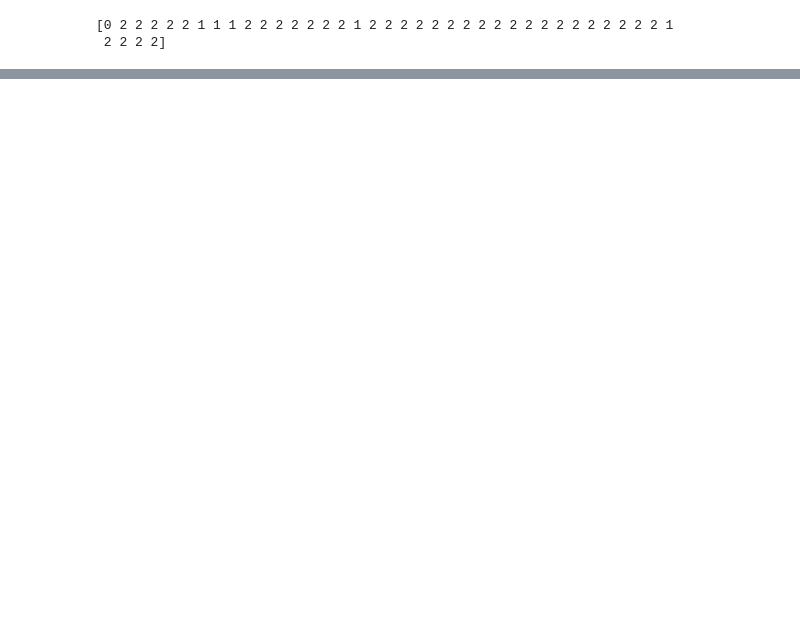
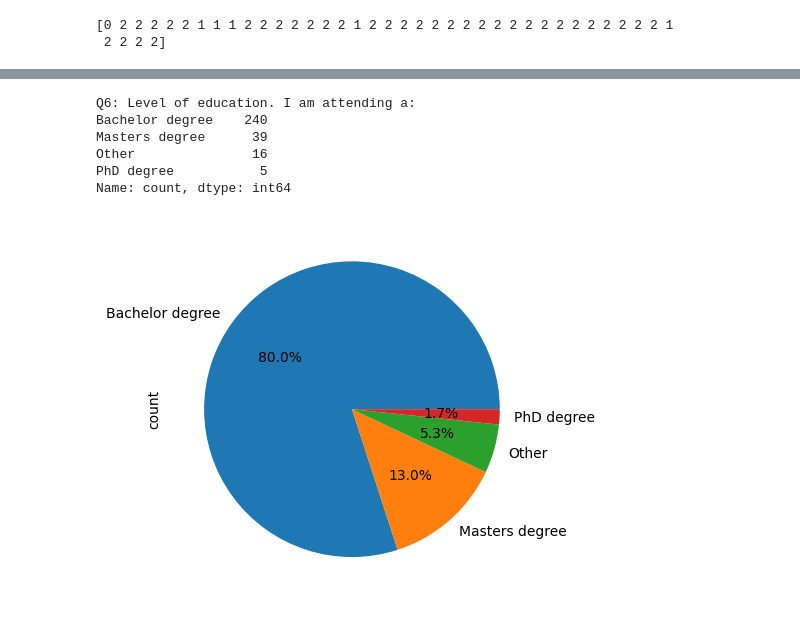
Before and after one commit to UGisBusy/RemoteEducationAnalysis, a Jupyter notebook: anal.ipynb, the cells around one changed output, grey strips where cells are left out. Cells and saved outputs as stored; diff of their text form; code cells hidden in the pictures; blank space fills up the shorter version.

```diff
--- a/anal.ipynb
+++ b/anal.ipynb
@@ -148 +165,13 @@ df["Q7"].value_counts().plot(kind="pie", autopct="%1.1f%%")
+# %%
+# pie chart
+df['Q6'].value_counts().plot(kind="pie", autopct="%1.1f%%")
+df['Q6'].rename('Q6: ' + questions_dict['Q6']).value_counts()
+# %% [output]
+Q6: Level of education. I am attending a:
+Bachelor degree    240
+Masters degree      39
+Other               16
+PhD degree           5
+Name: count, dtype: int64
+[figure, added]
 # %%
```
Also changed, not shown: parts of 26 cells of this notebook, 4 other files.
